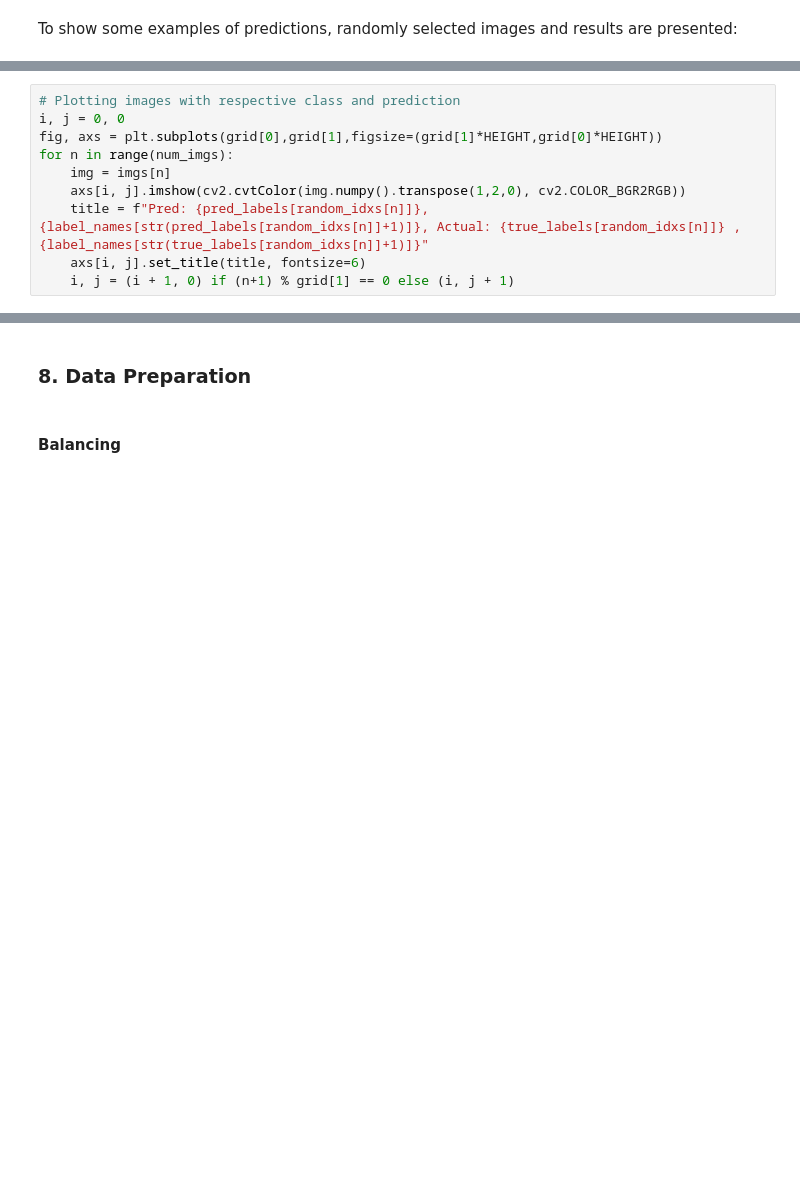
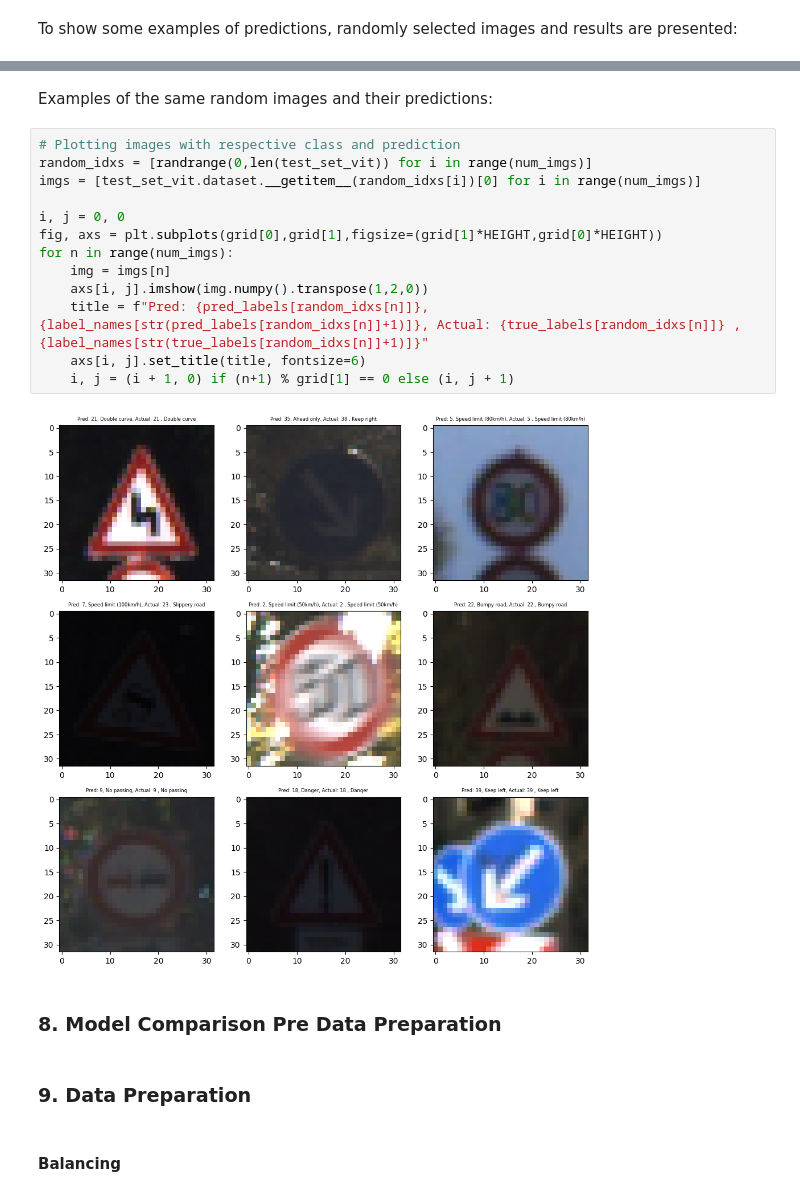
Before and after one commit to alvaroqsaldanha/Traffic-Sign-Classification, a Jupyter notebook: demo.ipynb, the cells around one changed output, grey strips where cells are left out. Drawn from its saved outputs; the diff is of its cells as text; blank space fills up the shorter version.

```diff
--- a/demo.ipynb
+++ b/demo.ipynb
@@ -408,10 +307,0 @@ Examples of the same random images and their predictions:
-# %%
-# Plotting images with respective class and prediction
-i, j = 0, 0
-fig, axs = plt.subplots(grid[0],grid[1],figsize=(grid[1]*HEIGHT,grid[0]*HEIGHT))
-for n in range(num_imgs):
-    img = imgs[n]
-    axs[i, j].imshow(cv2.cvtColor(img.numpy().transpose(1,2,0), cv2.COLOR_BGR2RGB))
-    title = f"Pred: {pred_labels[random_idxs[n]]}, {label_names[str(pred_labels[random_idxs[n]]+1)]}, Actual: {true_labels[random_idxs[n]]} , {label_names[str(true_labels[random_idxs[n]]+1)]}"
-    axs[i, j].set_title(title, fontsize=6)
-    i, j = (i + 1, 0) if (n+1) % grid[1] == 0 else (i, j + 1)
@@ -418,6 +450,26 @@ for n in range(num_imgs):
+# %% [markdown]
+Examples of the same random images and their predictions:
+# %%
+# Plotting images with respective class and prediction
+random_idxs = [randrange(0,len(test_set_vit)) for i in range(num_imgs)]
+imgs = [test_set_vit.dataset.__getitem__(random_idxs[i])[0] for i in range(num_imgs)]
+
+i, j = 0, 0
+fig, axs = plt.subplots(grid[0],grid[1],figsize=(grid[1]*HEIGHT,grid[0]*HEIGHT))
+for n in range(num_imgs):
+    img = imgs[n]
+    axs[i, j].imshow(img.numpy().transpose(1,2,0))
+    title = f"Pred: {pred_labels[random_idxs[n]]}, {label_names[str(pred_labels[random_idxs[n]]+1)]}, Actual: {true_labels[random_idxs[n]]} , {label_names[str(true_labels[random_idxs[n]]+1)]}"
+    axs[i, j].set_title(title, fontsize=6)
+    i, j = (i + 1, 0) if (n+1) % grid[1] == 0 else (i, j + 1)
+# %% [output]
+[figure, added]
+# %% [markdown]
+<a id='mcpdp'></a>
+### 8. Model Comparison Pre Data Preparation
 # %% [markdown]
 <a id='dprep'></a>
-### 8. Data Preparation
+### 9. Data Preparation
 # %% [markdown]
 #### Balancing
 # %% [markdown]
```
Also changed, not shown: parts of 26 cells of this notebook, 3 other files.
